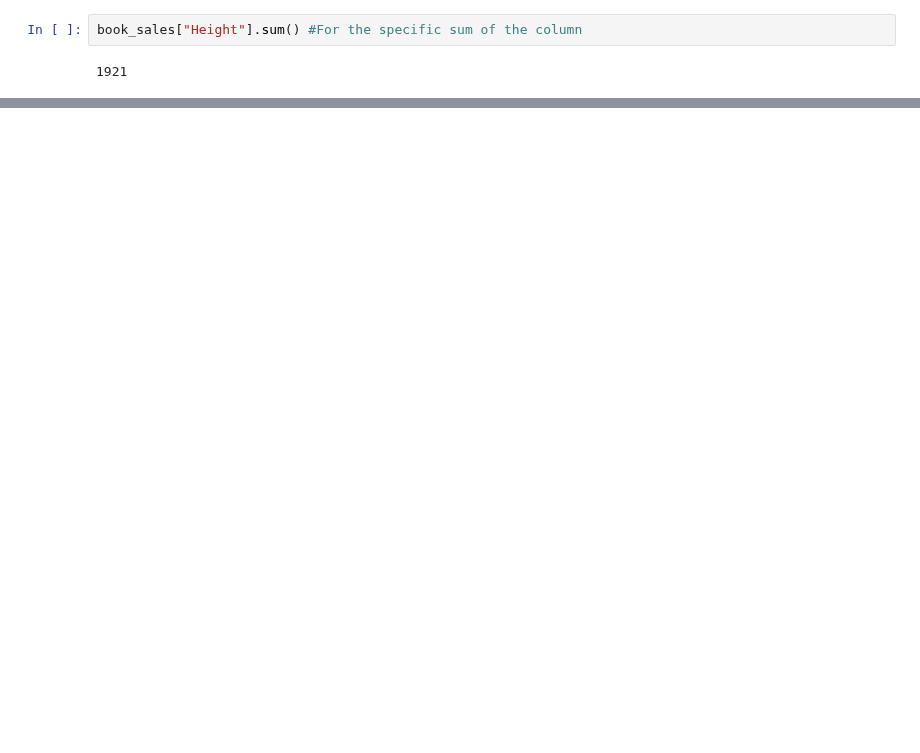
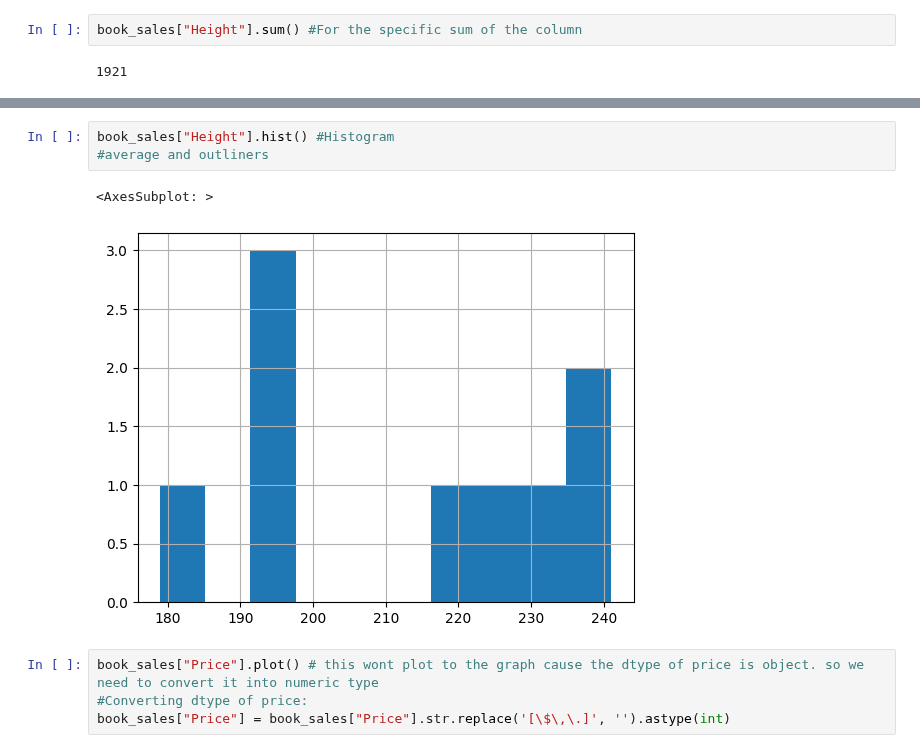
Before and after one commit to KhatiwadaPrajwal056/Data-Science-Libraries-, a Jupyter notebook: pandas.ipynb, the cells around one changed output, grey strips where cells are left out. Cells and saved outputs as stored; diff of their text form; blank space fills up the shorter version.

```diff
--- a/pandas.ipynb
+++ b/pandas.ipynb
@@ -171,0 +374,10 @@ book_sales["Height"].sum() #For the specific sum of the column
+# %%
+book_sales["Height"].hist() #Histogram
+#average and outliners
+# %% [output]
+<AxesSubplot: >
+[figure, added]
+# %%
+book_sales["Price"].plot() # this wont plot to the graph cause the dtype of price is object. so we need to convert it into numeric type
+#Converting dtype of price:
+book_sales["Price"] = book_sales["Price"].str.replace('[\$\,\.]', '').astype(int)
```
Also changed, not shown: parts of 32 cells of this notebook, 3 other files.
